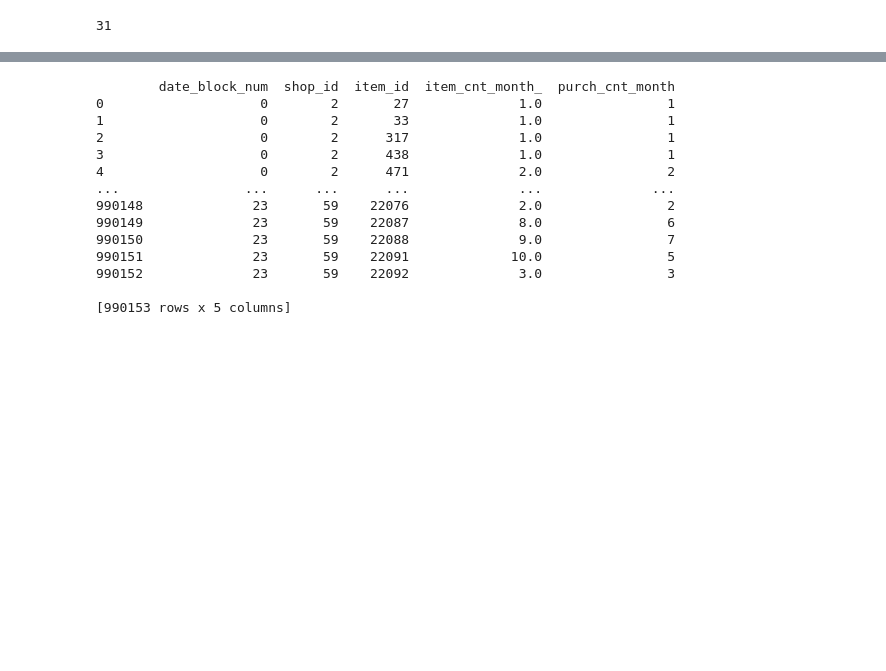
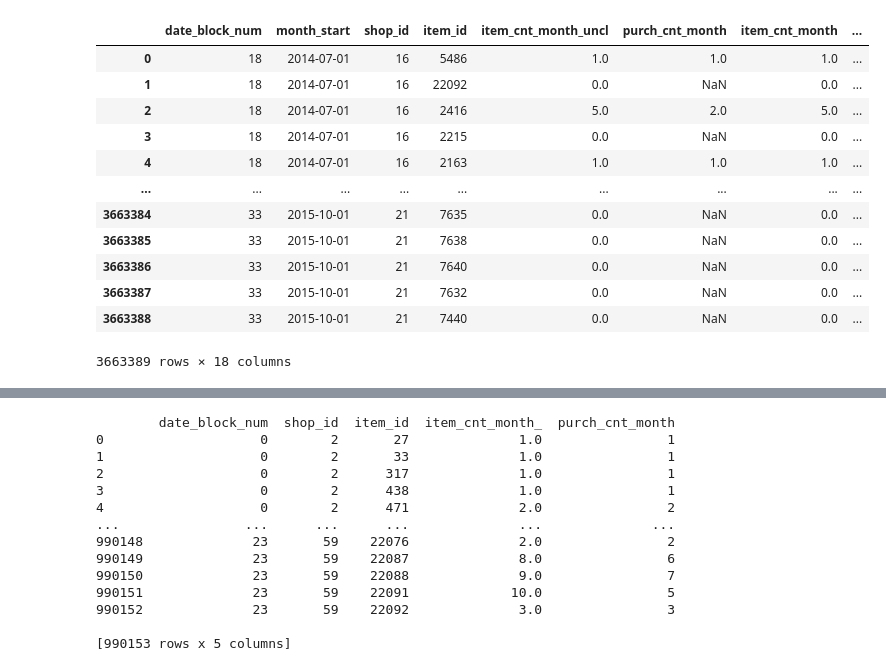
Before and after one commit to ffjjzz/InnowiseInternship, a Jupyter notebook: notebooks/main_model_step.ipynb, the cells around one changed output, grey strips where cells are left out. Saved outputs shown, nothing was run; the diff lists cells and outputs as text; code cells hidden in the pictures; blank space fills up the shorter version.

```diff
--- a/notebooks/main_model_step.ipynb
+++ b/notebooks/main_model_step.ipynb
@@ -53,0 +136,2 @@ data_storage['train'] = proc.group_by_month(data_storage['train'])
+# %%
+data_storage['train'] = data_storage['train'][data_storage['train']['date_block_num'] > 17]
@@ -79,4 +207,16 @@ data_storage['train']
-# %%
-data_storage['train']['purch_cnt_month_unclipped'].nunique()
-# %% [output]
-31
+# %%
+df
+# %% [output]
+|  | date_block_num | month_start | shop_id | item_id | item_cnt_month_uncl | purch_cnt_month | item_cnt_month | ... |
+| 0 | 18 | 2014-07-01 | 16 | 5486 | 1.0 | 1.0 | 1.0 | ... |
+| 1 | 18 | 2014-07-01 | 16 | 22092 | 0.0 | NaN | 0.0 | ... |
+| 2 | 18 | 2014-07-01 | 16 | 2416 | 5.0 | 2.0 | 5.0 | ... |
+| 3 | 18 | 2014-07-01 | 16 | 2215 | 0.0 | NaN | 0.0 | ... |
+| 4 | 18 | 2014-07-01 | 16 | 2163 | 1.0 | 1.0 | 1.0 | ... |
+| ... | ... | ... | ... | ... | ... | ... | ... | ... |
+| 3663384 | 33 | 2015-10-01 | 21 | 7635 | 0.0 | NaN | 0.0 | ... |
+| 3663385 | 33 | 2015-10-01 | 21 | 7638 | 0.0 | NaN | 0.0 | ... |
+| 3663386 | 33 | 2015-10-01 | 21 | 7640 | 0.0 | NaN | 0.0 | ... |
+| 3663387 | 33 | 2015-10-01 | 21 | 7632 | 0.0 | NaN | 0.0 | ... |
+| 3663388 | 33 | 2015-10-01 | 21 | 7440 | 0.0 | NaN | 0.0 | ... |
+3663389 rows × 18 columns
```
Also changed, not shown: parts of 21 cells of this notebook, 2 other files.
